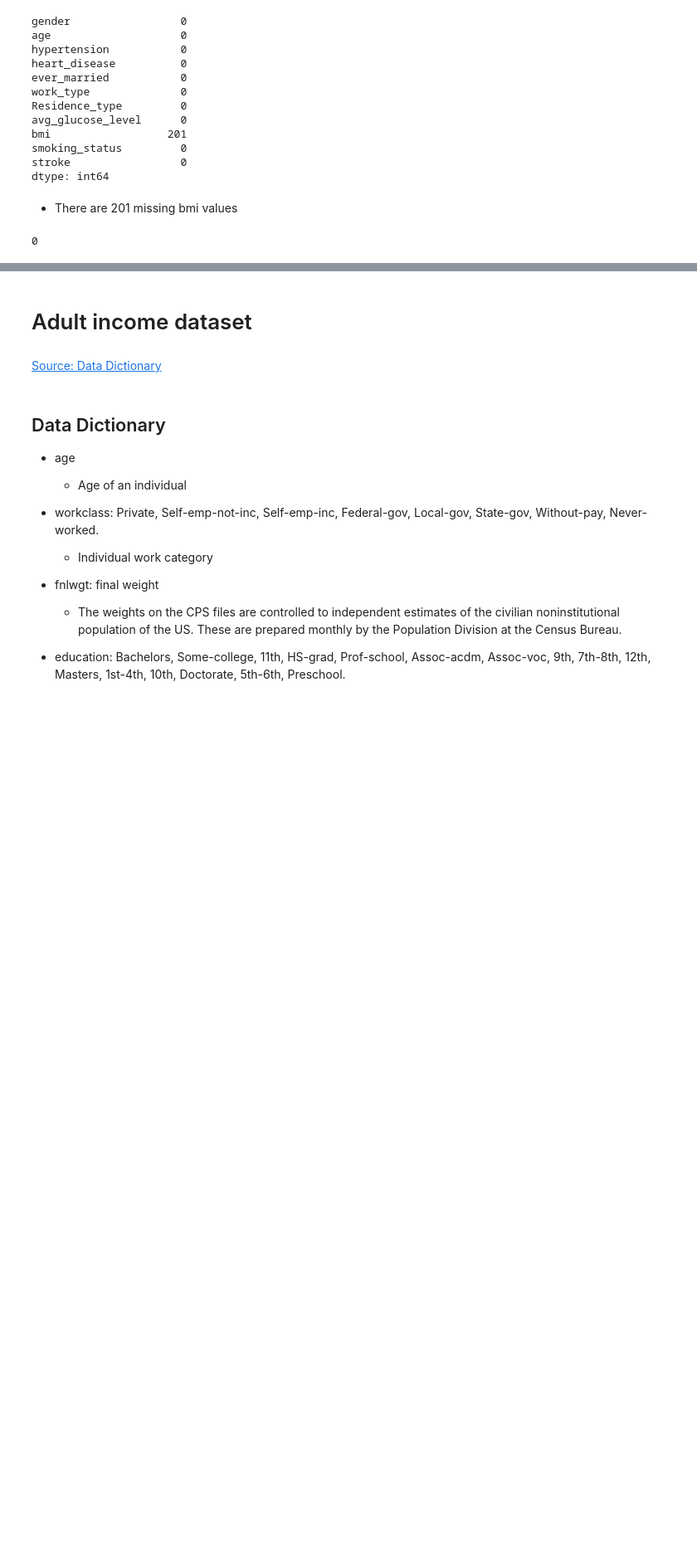
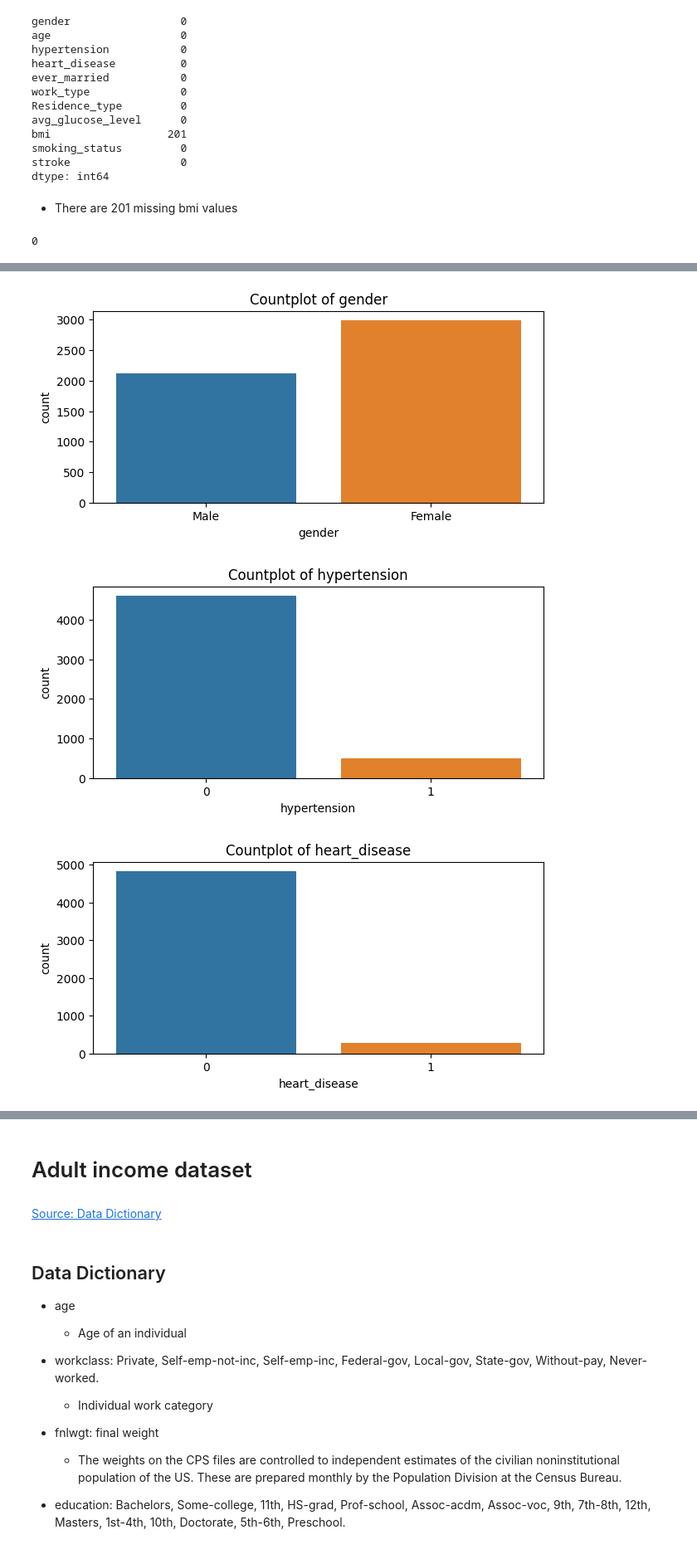
Before and after one commit to Carla9711/Machine-Learning---Classification, a Jupyter notebook: Machine_Learning_Classification.ipynb, the cells around one changed output, grey strips where cells are left out. Shown at 83% size. Saved outputs shown, nothing was run; the diff lists cells and outputs as text; code cells hidden in the pictures; blank space fills up the shorter version.

```diff
--- a/Machine_Learning_Classification.ipynb
+++ b/Machine_Learning_Classification.ipynb
@@ -254,0 +310,4 @@ df_eda['bmi'].isna().sum()
+# %%
+# create dataframe of ordinal and nominal columns
+col_cat = df_eda[['gender','hypertension','heart_disease','ever_married','work_type','Residence_type','smoking_status','stroke']]
+col_cat.head()
@@ -254,0 +321,10 @@ df_eda['bmi'].isna().sum()
+# %%
+# Countplot of all categorical columns
+for i, col in enumerate(col_cat.columns):
+    plt.figure(i,figsize=(7,3))
+    ax = sns.countplot(x=col, data=col_cat)
+    ax.set_title(f"Countplot of {col}")
+# %% [output]
+[figure, added]
+[figure, added]
+[figure, added]
```
Also changed, not shown: parts of 22 cells of this notebook.
